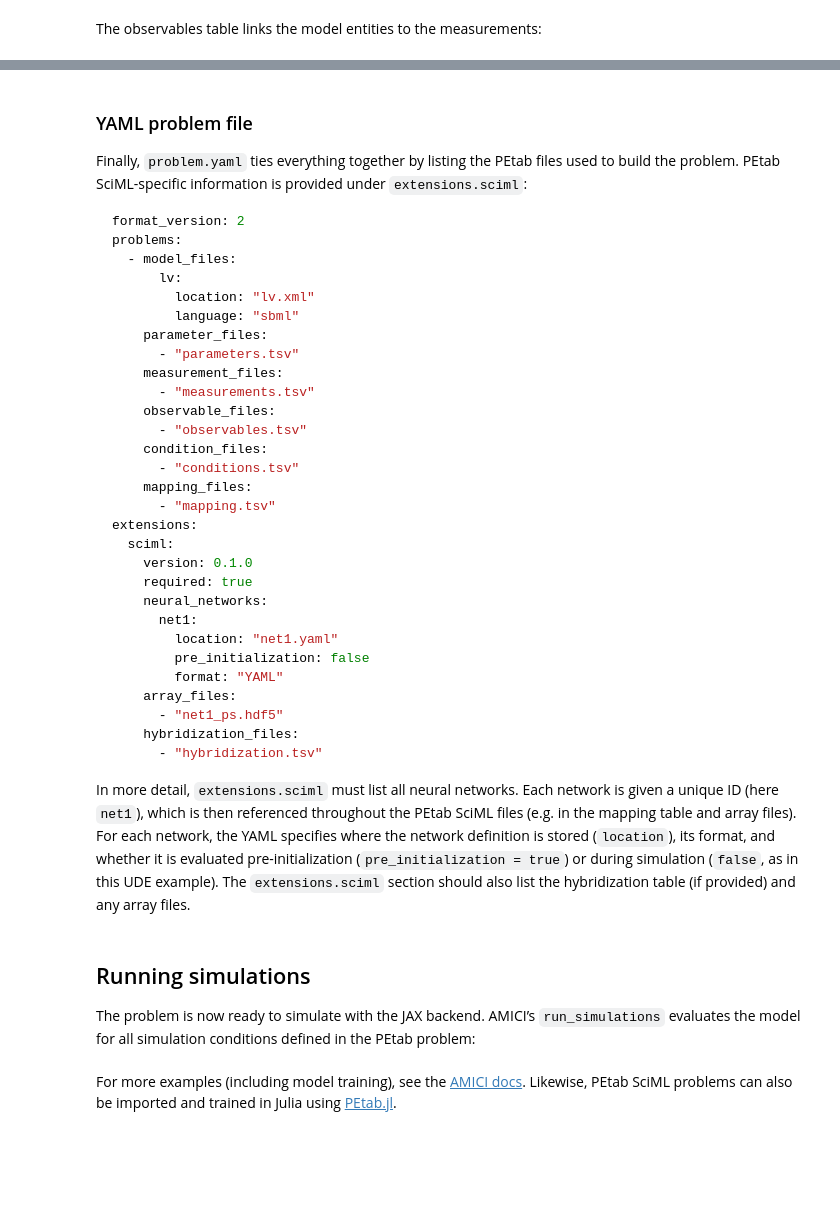
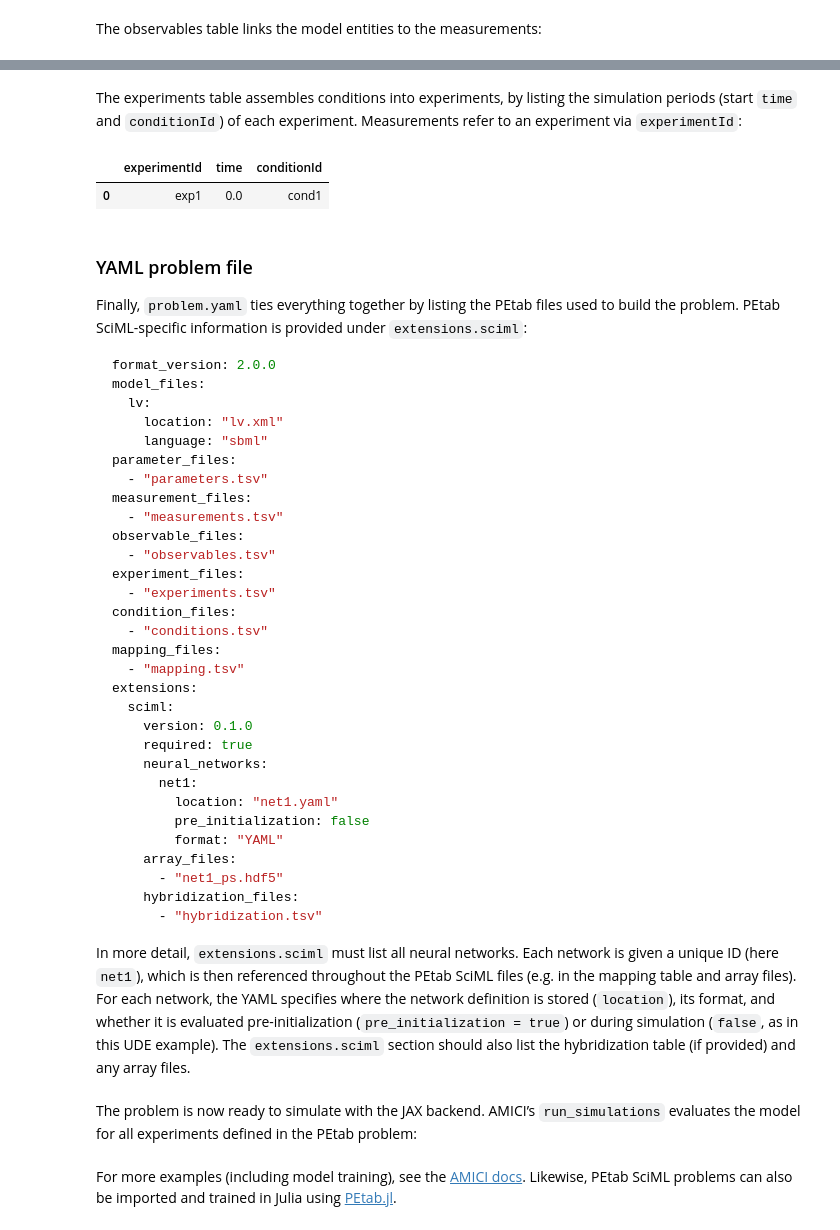
Before and after one commit to PEtab-dev/petab_sciml, a Jupyter notebook: doc/examples/getting_started/getting_started.ipynb, the cells around one changed output, grey strips where cells are left out. Drawn from its saved outputs; the diff is of its cells as text; code cells hidden in the pictures; blank space fills up the shorter version.

````diff
--- a/doc/examples/getting_started/getting_started.ipynb
+++ b/doc/examples/getting_started/getting_started.ipynb
@@ -285,25 +277,33 @@ petab_problem.condition_df
+# %% [markdown]
+The experiments table assembles conditions into experiments, by listing the simulation periods (start `time` and `conditionId`) of each experiment. Measurements refer to an experiment via `experimentId`:
+# %%
+petab_problem.experiment_df
+# %% [output]
+|  | experimentId | time | conditionId |
+| 0 | exp1 | 0.0 | cond1 |
 # %% [markdown]
 ### YAML problem file
 
 Finally, `problem.yaml` ties everything together by listing the PEtab files used to build the problem. PEtab SciML-specific information is provided under `extensions.sciml`:
 
 ```yaml
-format_version: 2
-problems:
-  - model_files:
-      lv:
-        location: "lv.xml"
-        language: "sbml"
-    parameter_files:
-      - "parameters.tsv"
-    measurement_files:
-      - "measurements.tsv"
-    observable_files:
-      - "observables.tsv"
-    condition_files:
-      - "conditions.tsv"
-    mapping_files:
-      - "mapping.tsv"
+format_version: 2.0.0
+model_files:
+  lv:
+    location: "lv.xml"
+    language: "sbml"
+parameter_files:
+  - "parameters.tsv"
+measurement_files:
+  - "measurements.tsv"
+observable_files:
+  - "observables.tsv"
+experiment_files:
+  - "experiments.tsv"
+condition_files:
+  - "conditions.tsv"
+mapping_files:
+  - "mapping.tsv"
 extensions:
   sciml:
     version: 0.1.0
@@ -321,9 +321,7 @@ extensions:
 
 In more detail, `extensions.sciml` must list all neural networks. Each network is given a unique ID (here `net1`), which is then referenced throughout the PEtab SciML files (e.g. in the mapping table and array files). For each network, the YAML specifies where the network definition is stored (`location`), its format, and whether it is evaluated pre-initialization (`pre_initialization = true`) or during simulation (`false`, as in this UDE example). The `extensions.sciml` section should also list the hybridization table (if provided) and any array files.
 # %% [markdown]
-## Running simulations
-
-The problem is now ready to simulate with the JAX backend. AMICI’s `run_simulations` evaluates the model for all simulation conditions defined in the PEtab problem:
+The problem is now ready to simulate with the JAX backend. AMICI’s `run_simulations` evaluates the model for all experiments defined in the PEtab problem:
 # %%
 import equinox as eqx
 
````
Also changed, not shown: parts of 11 cells of this notebook, 39 other files.
